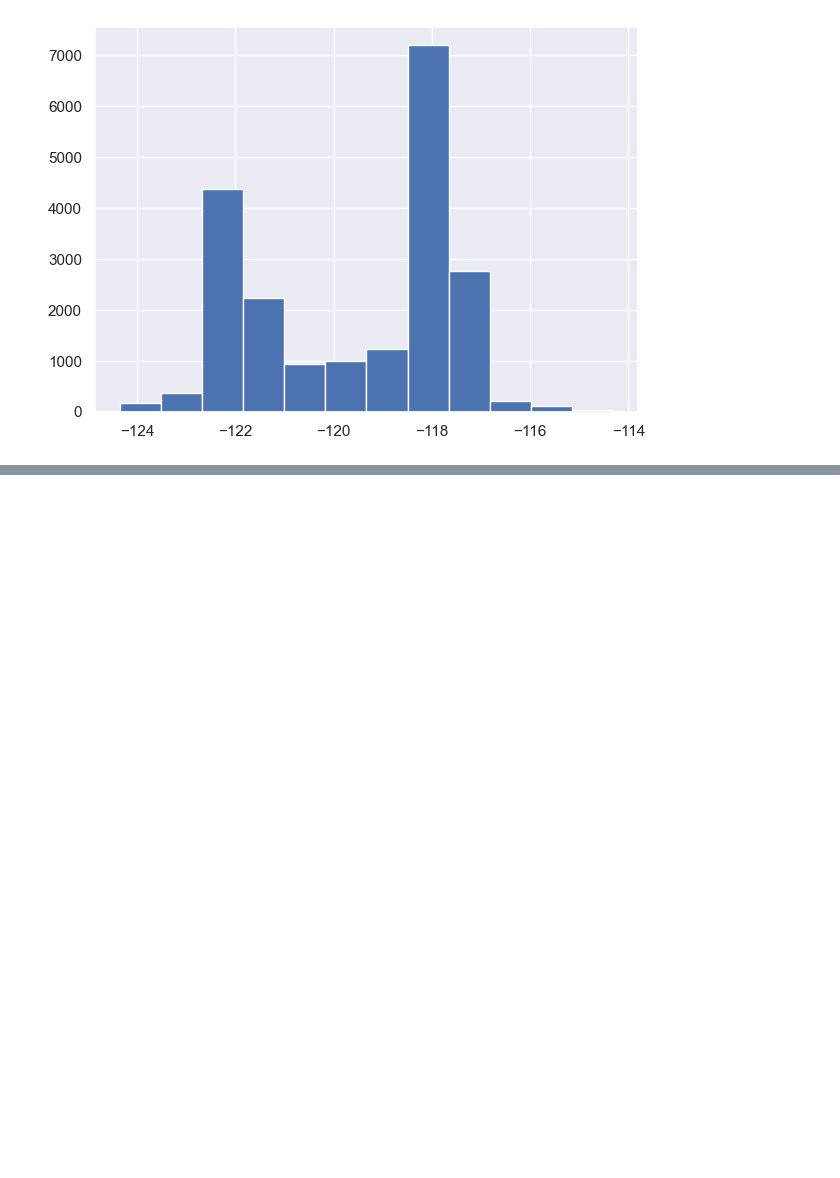
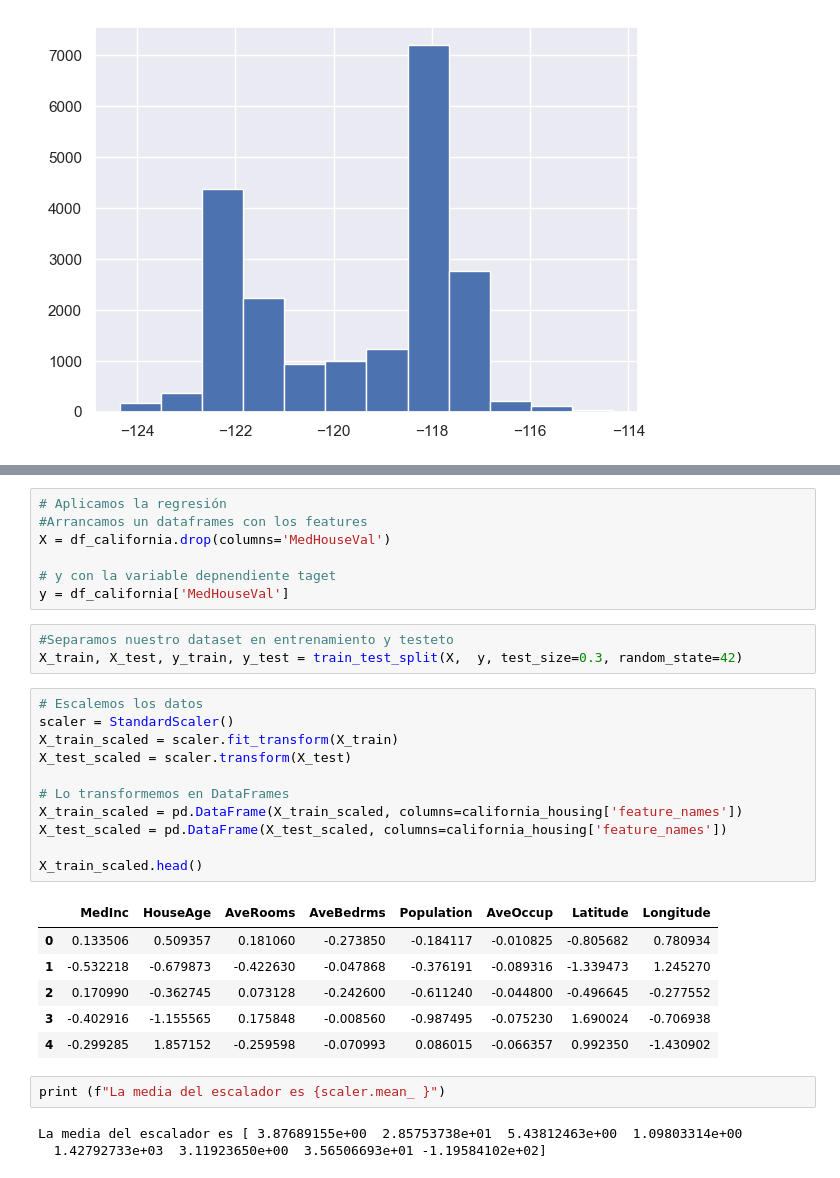
Before and after one commit to gusjrivas/MedHouseVal, a Jupyter notebook: MedHoudeVal.ipynb, the cells around one changed output, grey strips where cells are left out. Drawn from its saved outputs; the diff is of its cells as text; blank space fills up the shorter version.

```diff
--- a/MedHoudeVal.ipynb
+++ b/MedHoudeVal.ipynb
@@ -174,0 +188,33 @@ plt.show()
+# %%
+# Aplicamos la regresión
+#Arrancamos un dataframes con los features
+X = df_california.drop(columns='MedHouseVal')
+
+# y con la variable depnendiente taget
+y = df_california['MedHouseVal']
+# %%
+#Separamos nuestro dataset en entrenamiento y testeto
+X_train, X_test, y_train, y_test = train_test_split(X,  y, test_size=0.3, random_state=42)
+# %%
+# Escalemos los datos
+scaler = StandardScaler()
+X_train_scaled = scaler.fit_transform(X_train)
+X_test_scaled = scaler.transform(X_test)
+
+# Lo transformemos en DataFrames
+X_train_scaled = pd.DataFrame(X_train_scaled, columns=california_housing['feature_names'])
+X_test_scaled = pd.DataFrame(X_test_scaled, columns=california_housing['feature_names'])
+
+X_train_scaled.head()
+# %% [output]
+|  | MedInc | HouseAge | AveRooms | AveBedrms | Population | AveOccup | Latitude | Longitude |
+| 0 | 0.133506 | 0.509357 | 0.181060 | -0.273850 | -0.184117 | -0.010825 | -0.805682 | 0.780934 |
+| 1 | -0.532218 | -0.679873 | -0.422630 | -0.047868 | -0.376191 | -0.089316 | -1.339473 | 1.245270 |
+| 2 | 0.170990 | -0.362745 | 0.073128 | -0.242600 | -0.611240 | -0.044800 | -0.496645 | -0.277552 |
+| 3 | -0.402916 | -1.155565 | 0.175848 | -0.008560 | -0.987495 | -0.075230 | 1.690024 | -0.706938 |
+| 4 | -0.299285 | 1.857152 | -0.259598 | -0.070993 | 0.086015 | -0.066357 | 0.992350 | -1.430902 |
+# %%
+print (f"La media del escalador es {scaler.mean_ }")
+# %% [output]
+La media del escalador es [ 3.87689155e+00  2.85753738e+01  5.43812463e+00  1.09803314e+00
+  1.42792733e+03  3.11923650e+00  3.56506693e+01 -1.19584102e+02]
```
Also changed, not shown: parts of 8 cells of this notebook.
